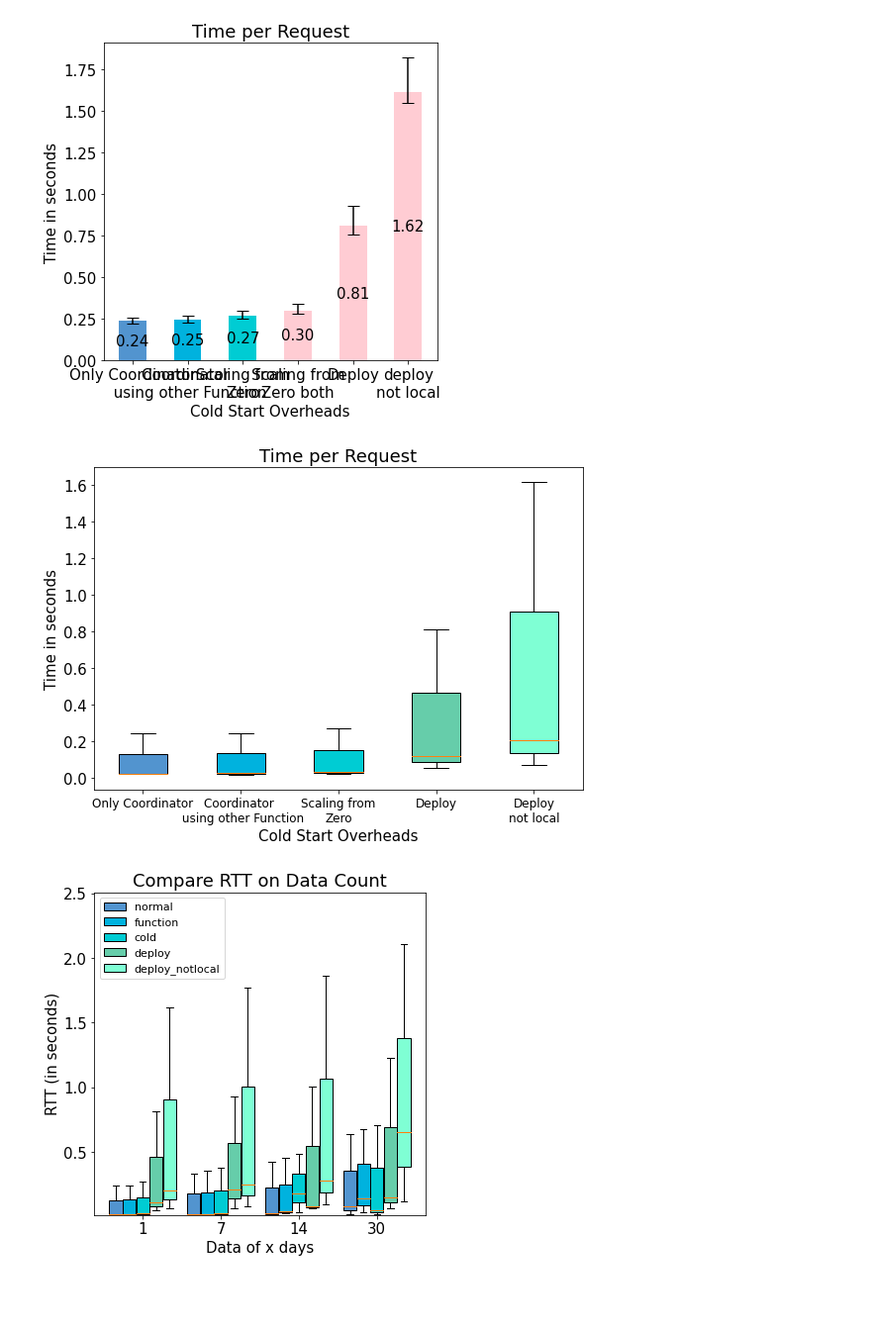
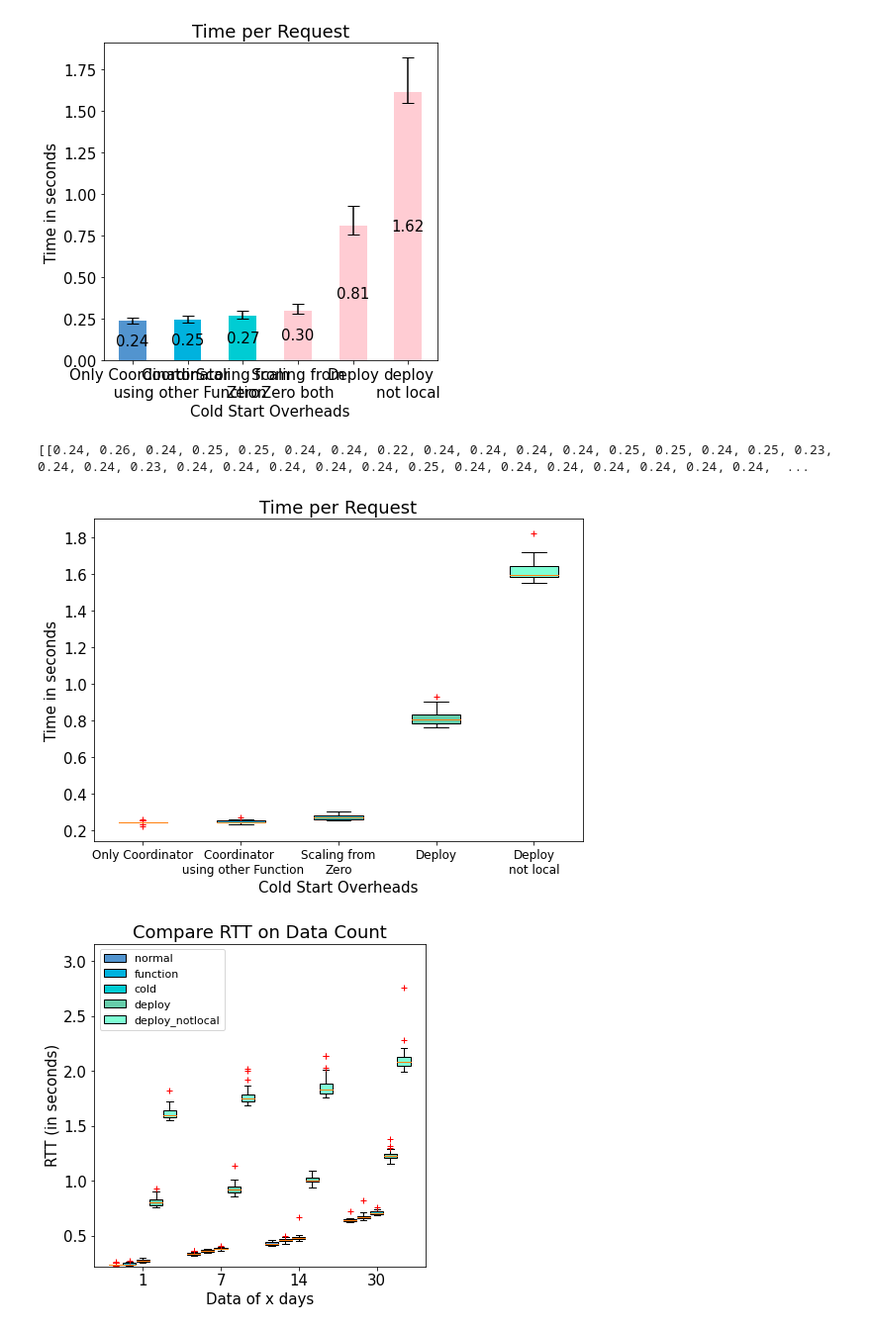
Before and after one commit to dos-group/syncmesh, a Jupyter notebook: evaluation/05_Custom_Syncmesh.ipynb, the cells around one changed output. Shown at 99% size. Drawn from its saved outputs; the diff is of its cells as text; code cells hidden in the pictures; blank space fills up the shorter version.

Commit message:
update timings graphs

```diff
--- a/evaluation/05_Custom_Syncmesh.ipynb
+++ b/evaluation/05_Custom_Syncmesh.ipynb
@@ -107,7 +107,7 @@ for index, dataset in enumerate(datasets):
     y = statistics.mean(timing)
     y_max = max(timing) - y
     y_min = abs(min(timing) - y)
-    columns.append([y,y_max,y_min])
+    columns.append(timing)
 
 # set title and legend
 ax.set_title('Time per Request')
@@ -115,13 +115,14 @@ ax.set_ylabel("Time in seconds")
 ax.set_xlabel("Cold Start Overheads") #Syncmesh Use Case, Capabilities?
 plt.xticks(fontsize=12)
 
-bplot = ax.boxplot(columns,patch_artist=True,widths=width,labels=labels_list)
+bplot = ax.boxplot(columns,patch_artist=True,widths=width,labels=labels_list, sym="r+")
 
 for patch,color in zip(bplot["boxes"],colors):
     patch.set_facecolor(color)
 fig.savefig(f'out/syncmesh_function_timing.png')
 # %% [output]
+[[0.24, 0.26, 0.24, 0.25, 0.25, 0.24, 0.24, 0.22, 0.24, 0.24, 0.24, 0.24, 0.25, 0.25, 0.24, 0.25, 0.23, 0.24, 0.24, 0.23, 0.24, 0.24, 0.24, 0.24, 0.24, 0.25, 0.24, 0.24, 0.24, 0.24, 0.24, 0.24, 0.24,  ...
-[figure, old version]
+[figure, new version]
 # %%
 fig, ax = plt.subplots(1, 1, figsize=(6, 6))
 
@@ -138,15 +139,15 @@ for dataset in datasets:
     timings = loadTimings(source, dataset)
     for index, scenario in enumerate(['1', '7', '14', "30"]):
         timing = timings[index]
-        y = statistics.mean(timing)
-        y_max = max(timing) - y
-        y_min = abs(min(timing) - y)
+        # y = statistics.mean(timing)
+        # y_max = max(timing) - y
+        # y_min = abs(min(timing) - y)
 
 
 
-        compare_timings[dataset][scenario].append(y)
-        compare_timings[dataset][scenario].append(y_max)
-        compare_timings[dataset][scenario].append(y_min)
+        compare_timings[dataset][scenario] = timing
+        # compare_timings[dataset][scenario].append(y_max)
+        # compare_timings[dataset][scenario].append(y_min)
 
 
 def drawComparisonGraphTimings(data_groups,group_labels):
@@ -222,31 +223,31 @@ data_groups = []
 for scenario in ["deploy_notlocal","deploy", "cold", "function", "normal"]: #
     data_group = []
     for node_number in ["1","7","14","30"]:
             data_group.append(compare_timings[scenario][node_number])
     data_groups.append(data_group)
 
 
 ax.margins(0.05)
 
 drawComparisonGraphTimings(data_groups, ["deploy_notlocal","deploy", "cold", "function", "normal"])
 
 fig.savefig("out/syncmesh_comparison_timings.png")
 #    -------------------------
 
 
 #     fig, ax = plt.subplots(1, 1, tight_layout=True, figsize=(6, 6))
 #     for col in datasets:
 #         #ax.plot(3 + df.index * 3, df[col + "_value"], label=col)
 #         ax.errorbar(3 + df.index * 3, df[col + "_value"], label=col, yerr = [df[col + "_min"], df[col + "_max"]])
 
 
 #     x_locator = matplotlib.ticker.FixedLocator(np.array(list(range(1, len(df.index) +1))) * 3)
 #     ax.xaxis.set_major_locator(x_locator)
 #     ax.legend(loc='upper left') # , bbox_to_anchor=(1.05, 1)
 #     ax.set_xticklabels(["1", "7", "14", "30"])
 
 
 
 # drawComparisonGraphTimings(compare_table_timing)
 # %% [output]
-[figure, old version]
+[figure, new version]
```
